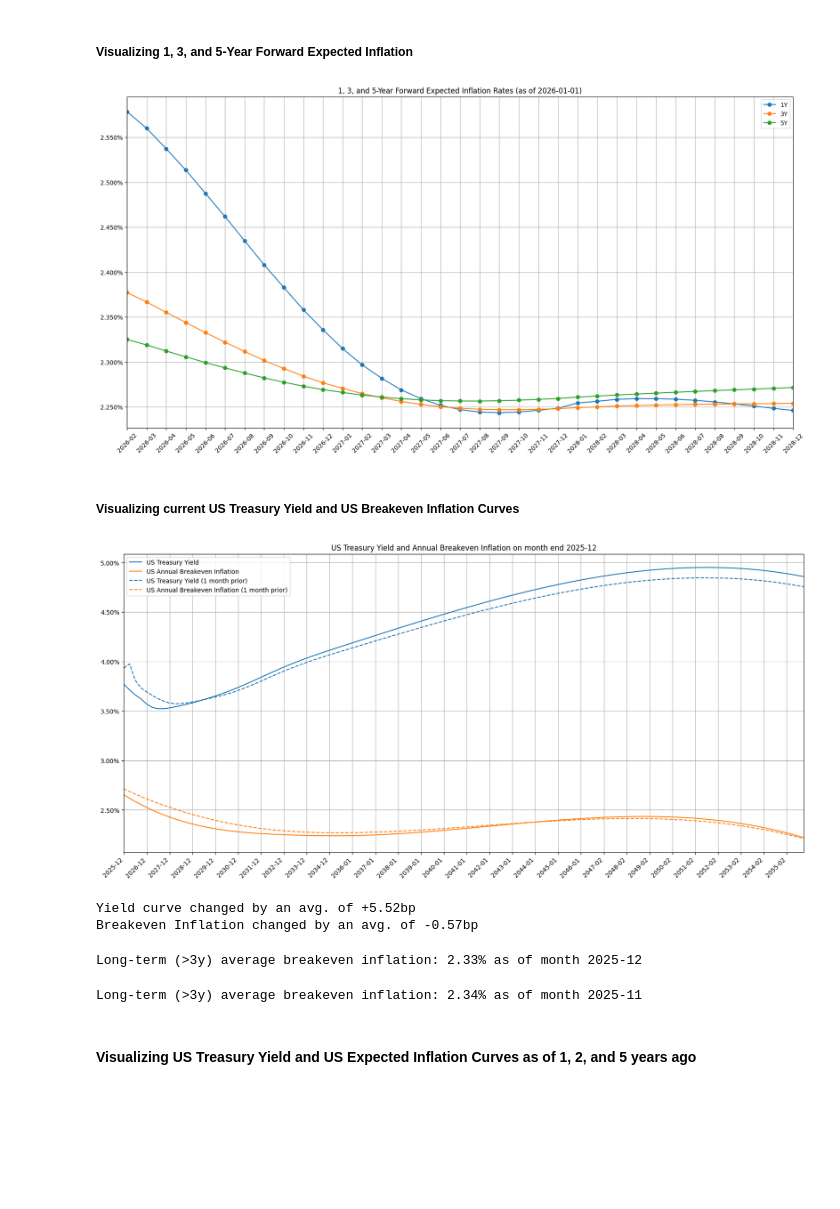
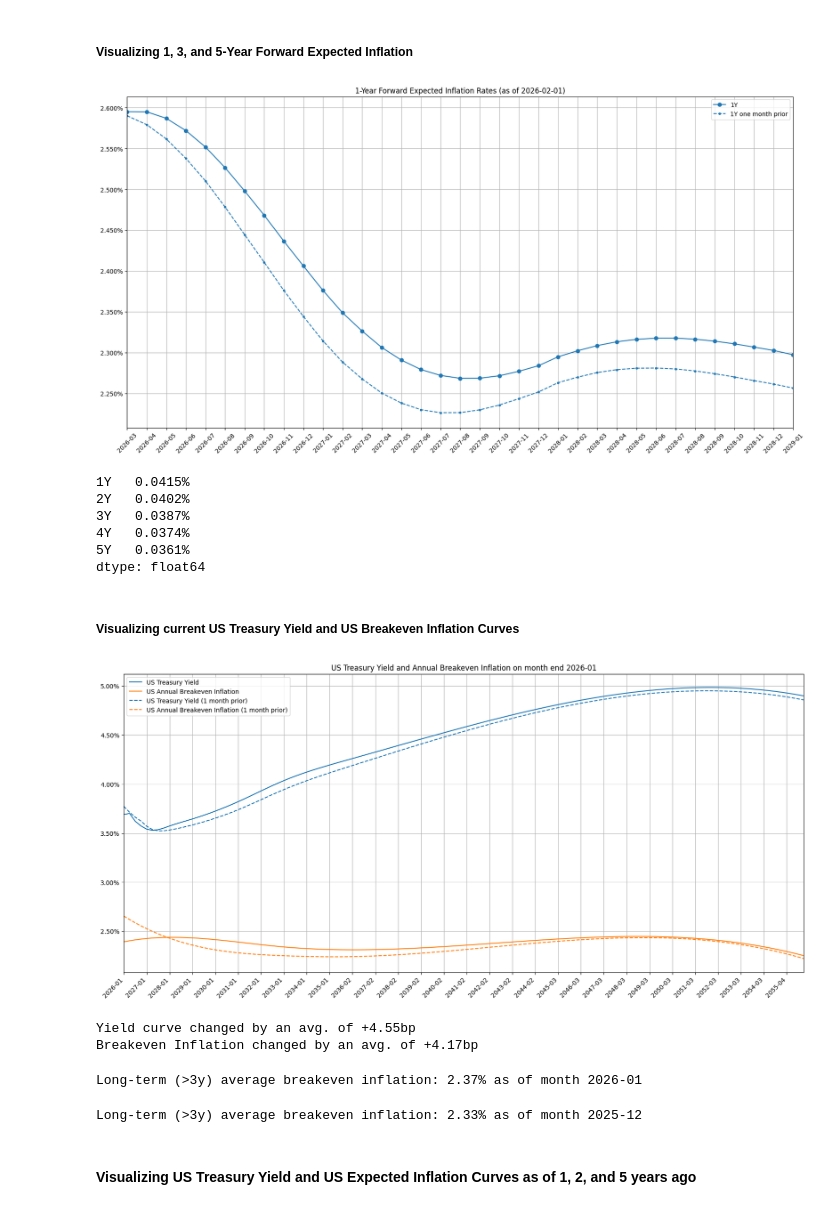
Before and after one commit to ilchen/US_Economic_Data_Analysis, a Jupyter notebook: CPI_and_Fed_Funds_Rates.ipynb, the cells around one changed output. Drawn from its saved outputs; the diff is of its cells as text; code cells hidden in the pictures; blank space fills up the shorter version.

Commit message:
Updated with January CPI and February expected inflation data

```diff
--- a/CPI_and_Fed_Funds_Rates.ipynb
+++ b/CPI_and_Fed_Funds_Rates.ipynb
@@ -50,8 +50,9 @@ real_gdp_quarterly = ((real_gdp/real_gdp.shift(1)).pow(4)-1)
 real_gdp = real_gdp.rolling(4).mean().pct_change(4).loc['1970':]
 
 fred_cpi_ffr = fred_cpi_ffr.loc['1970':]
+CPI_COLUMN_NAME = 'CPI (YoY %)'
 fred_cpi_ffr.rename(
-    columns={'CPIAUCSL': 'Annual seasonaly adjusted CPI', 'FEDFUNDS': 'Federal Funds Effective Rate',
+    columns={'CPIAUCSL': CPI_COLUMN_NAME, 'FEDFUNDS': 'Federal Funds Effective Rate',
              'GS10': '10y Treasury Yield', 'GS3M': '3m Treasury Yield',
              'FII10': '10y TIPS Yield'},
     inplace=True)
@@ -400,7 +402,7 @@ In contrast to the yield curve construction, no adjustments are required for com
 data_infl_brk_evn = web.get_data_fred(['T5YIEM', 'T7YIEM', 'T10YIEM', 'T20YIEM', 'T30YIEM'], report_start, report_end)
 data_infl_brk_evn.dropna(inplace=True)
 
-cpi = fred_cpi_ffr[['Annual seasonaly adjusted CPI']].loc['2012':]
+cpi = fred_cpi_ffr[[CPI_COLUMN_NAME]].loc['2012':]
 
 # Expected inflation as calculated by The Federal Reserve Bank of Cleveland based on Inflation swap data,
 # Treasury Yields, current CPI, Blue Chip forecast of CPI.
@@ -628,20 +630,37 @@ fwd_rates_past = pd.DataFrame(fwd_rates_past, index=maturities).T
 # %%
 maturiries_selection = maturities[::2]
 maturiries_selection_past = maturities_past[::2]
+TITLE_PFX = '1, 3, and 5-Year '
+
+# Uncoment if you only want to see 1-Year forward rates
+maturiries_selection = maturities[:1]
+maturiries_selection_past = maturities_past[:1]
+TITLE_PFX = '1-Year '
+
 ax = fwd_rates.loc[:,maturiries_selection].plot(figsize=(20,10), grid=True, marker='o',
-                 title=f'1, 3, and 5-Year Forward Expected Inflation Rates (as of {data_infl.index[-1]:%Y-%m-%d})',
+                 title=TITLE_PFX + f'Forward Expected Inflation Rates (as of {data_infl.index[-1]:%Y-%m-%d})',
                  xticks=fwd_rates.index, xlabel='', rot=45)
 
 # Uncomment if you don't want to see last month's forward expected inflation rates
 fwd_rates_past.loc[:,maturiries_selection].plot(
     ax=ax, grid=True, marker='.', linestyle='--', xticks=fwd_rates.index, xlabel='',
     rot=45, color=['#1f77b4','#ff7f0e', '#2ca02c'])
 ax.legend(maturiries_selection)
 ax.legend(list(maturiries_selection) + maturiries_selection_past)
 ax.yaxis.set_major_formatter(mtick.PercentFormatter(1))
 _ = ax.set_xticklabels(list(map('{:%Y-%m}'.format, fwd_rates.index)))
 # %% [output]
-[figure, old version]
+[figure, new version]
+# %%
+# Average change compared to 1 month ago
+(fwd_rates-fwd_rates_past).mean(axis=0)
+# %% [output]
+1Y   0.0415%
+2Y   0.0402%
+3Y   0.0387%
+4Y   0.0374%
+5Y   0.0361%
+dtype: float64
 # %% [markdown]
 ##### Visualizing current  US Treasury Yield and US Breakeven Inflation Curves
 # %%
@@ -652,7 +671,7 @@ df_brk_evn.iloc[:,2:].plot(ax=ax, grid=True, xticks=df_brk_evn.index[::4], rot=4
 ax.yaxis.set_major_formatter(mtick.PercentFormatter(1.))
 _ = ax.set_xticklabels(list(map('{:%Y-%m}'.format, df_brk_evn.index[::4])))
 # %% [output]
-[figure, old version]
+[figure, new version]
 # %%
 print('Yield curve changed by an avg. of {:+.2f}bp'.format((df_brk_evn.iloc[:,0] - df_brk_evn.iloc[:,2]).mean()*10000))
 
@@ -662,22 +681,22 @@ date_from = date + relativedelta(years=5)
 print('Breakeven Inflation changed by an avg. of {:+.2f}bp'.format((df_brk_evn.loc[date_from:,df_brk_evn.columns[1]]
                                                                    - df_brk_evn.loc[date_from:,df_brk_evn.columns[3]]).mean()*10000))
 # %% [output]
-Yield curve changed by an avg. of +5.52bp
-Breakeven Inflation changed by an avg. of -0.57bp
+Yield curve changed by an avg. of +4.55bp
+Breakeven Inflation changed by an avg. of +4.17bp
 # %%
 print('Long-term (>{:d}y) average breakeven inflation: {:.2%} as of month {:%Y-%m}'.format(
     long_term_shift_in_years,
     df_brk_evn.loc[date + relativedelta(years=long_term_shift_in_years):,df_brk_evn.columns[1]].mean(),
     data_infl_brk_evn.index[-1].date()) )
 # %% [output]
-Long-term (>3y) average breakeven inflation: 2.33% as of month 2025-12
+Long-term (>3y) average breakeven inflation: 2.37% as of month 2026-01
 # %%
 print('Long-term (>{:d}y) average breakeven inflation: {:.2%} as of month {:%Y-%m}'.format(
     long_term_shift_in_years,
     df_brk_evn.loc[date + relativedelta(years=long_term_shift_in_years):,df_brk_evn.columns[3]].mean(),
     data_infl_brk_evn.index[-2].date()) )
 # %% [output]
-Long-term (>3y) average breakeven inflation: 2.34% as of month 2025-11
+Long-term (>3y) average breakeven inflation: 2.33% as of month 2025-12
 # %% [markdown]
 #### Visualizing US Treasury Yield and US Expected Inflation Curves as of 1, 2, and 5 years ago
 # %%
```
Also changed, not shown: parts of 24 cells of this notebook.
